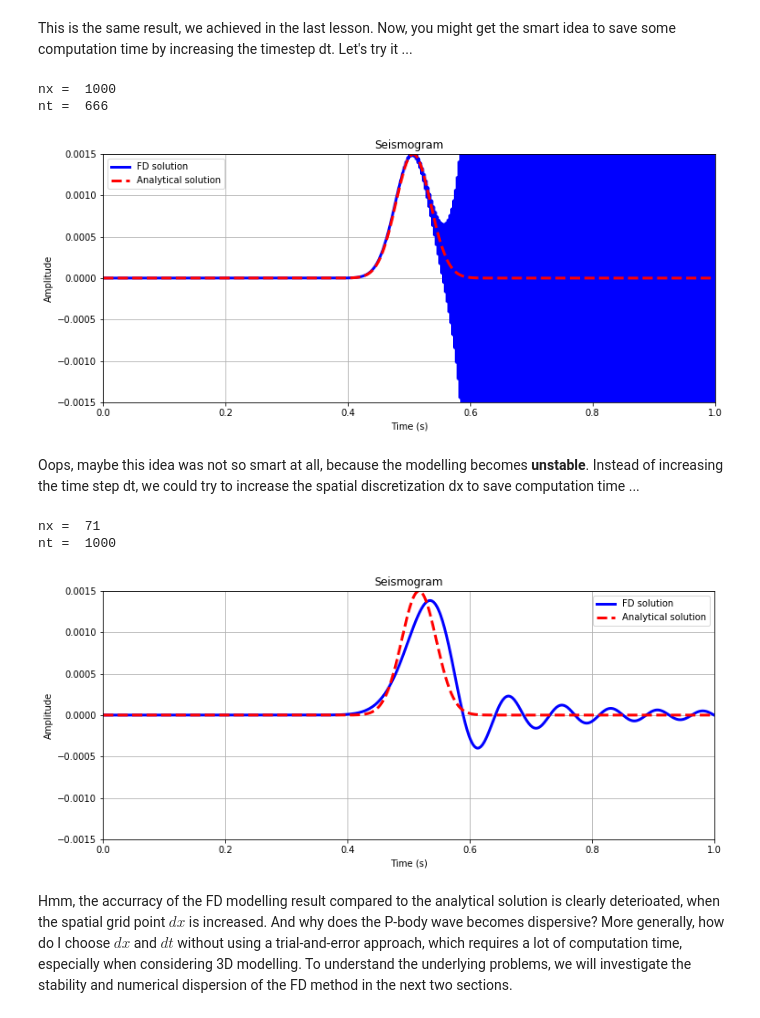
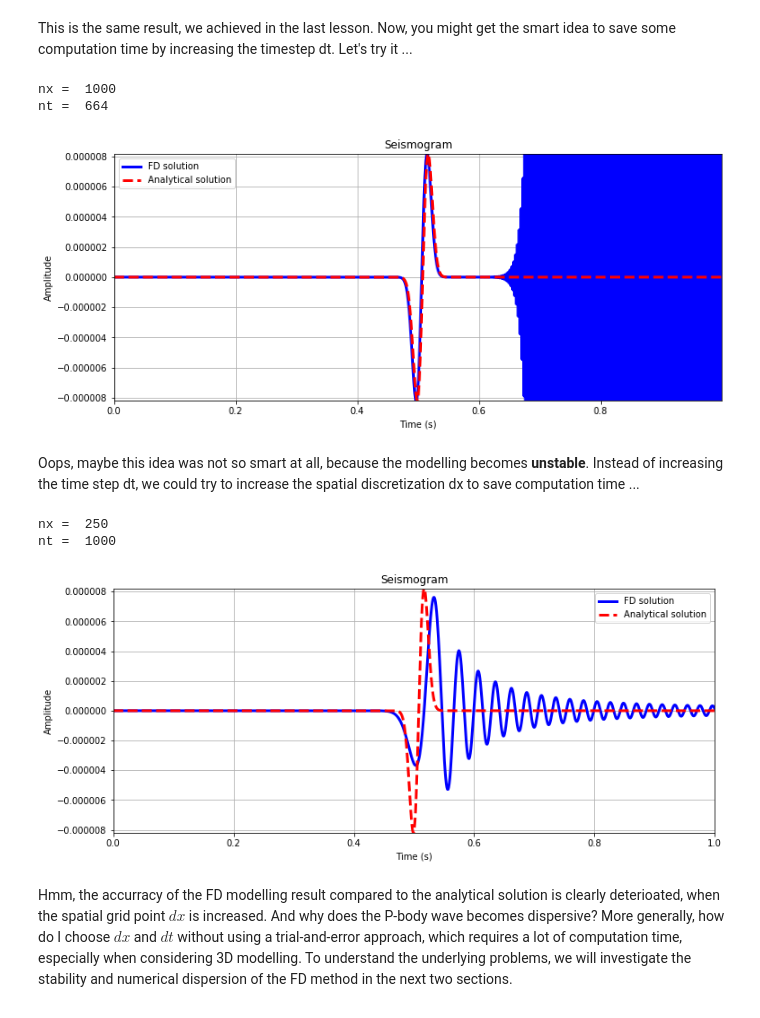
Before and after one commit to daniel-koehn/Theory-of-seismic-waves-II, a Jupyter notebook: 04_FD_stability_dispersion/1_fd_stability_dispersion.ipynb, the cells around one changed output. Drawn from its saved outputs; the diff is of its cells as text; code cells hidden in the pictures.

```diff
--- a/04_FD_stability_dispersion/1_fd_stability_dispersion.ipynb
+++ b/04_FD_stability_dispersion/1_fd_stability_dispersion.ipynb
@@ -45,7 +45,7 @@ In the function below we solve the homogeneous 1D acoustic wave equation by the
 # %%
 # 1D Wave Propagation (Finite Difference Solution)
 # ------------------------------------------------
-def FD_1D_acoustic(dt,dx):
+def FD_1D_acoustic(dt,dx,spec):
 
     nx = (int)(xmax/dx) # number of grid points in x-direction
     print('nx = ',nx)
@@ -62,7 +62,10 @@ def FD_1D_acoustic(dt,dx):
     time = np.linspace(0 * dt, nt * dt, nt)
 
     # 1st derivative of a Gaussian
-    src  = -2. * (time - t0) * (f0 ** 2) * (np.exp(- (f0 ** 2) * (time - t0) ** 2))
+    #src  = -2. * (time - t0) * (f0 ** 2) * (np.exp(- (f0 ** 2) * (time - t0) ** 2))
+
+    # 2nd derivative of a Gaussian
+    src = (1.0 - 2.0*(np.pi**2)*(f0**2)*((time-t0)**2)) * np.exp(-(np.pi**2)*(f0**2)*((time-t0)**2))
 
     # Analytical solution
     # -------------------
@@ -124,7 +127,7 @@ def FD_1D_acoustic(dt,dx):
     # Compare FD Seismogram with analytical solution
     # ----------------------------------------------
     # Define figure size
-    rcParams['figure.figsize'] = 12, 5
+    fig1 = plt.figure(figsize=(12, 5))
     plt.plot(time, seis, 'b-',lw=3,label="FD solution") # plot FD seismogram
     Analy_seis = plt.plot(time,Gc,'r--',lw=3,label="Analytical solution") # plot analytical solution
     plt.xlim(time[0], time[-1])
@@ -134,6 +137,18 @@ def FD_1D_acoustic(dt,dx):
     plt.ylabel('Amplitude')
     plt.legend()
     plt.grid()
+
+    # Plot amplitude spectrum of seismogram
+    if(spec==True):
+        fig2 = plt.figure(figsize=(12, 5))
+        spec = np.fft.fft(src) # source time function in frequency domain
+        freq = np.fft.fftfreq(spec.size, d = dt) # time domain to frequency domain
+        plt.plot(np.abs(freq), np.abs(spec)) # plot frequency and amplitude
+        plt.xlim(0, 70) # only display frequency from 0 to 250 Hz
+        plt.title('Amplitude Spectrum (Source Wavelet)')
+        plt.xlabel('Frequency (Hz)')
+        plt.ylabel('|FFT(src)|')
+
     plt.show()
 # %%
 dx   = 0.5 # grid point distance in x-direction
@@ -148,23 +164,23 @@ This is the same result, we achieved in the last lesson. Now, you might get the
 # %%
 dx   = 0.5 # grid point distance in x-direction
 #dt   = 0.0010  # old time step
-dt   = 0.0015023  # time step
-FD_1D_acoustic(dt,dx)
+dt   = 0.0015053  # time step
+FD_1D_acoustic(dt,dx,False)
 # %% [output]
 nx =  1000
-nt =  666
+nt =  664
-[figure, old version]
+[figure, new version]
 # %% [markdown]
 Oops, maybe this idea was not so smart at all, because the modelling becomes **unstable**. Instead of increasing the time step dt, we could try to increase the spatial discretization dx to save computation time ...
 # %%
 # dx   = 0.5 # old grid point distance in x-direction
-dx   = 7.0 # new grid point distance in x-direction
+dx   = 2.0 # new grid point distance in x-direction
 dt   = 0.0010  # time step
-FD_1D_acoustic(dt,dx)
+FD_1D_acoustic(dt,dx,False)
 # %% [output]
-nx =  71
+nx =  250
 nt =  1000
-[figure, old version]
+[figure, new version]
 # %% [markdown]
 Hmm, the accurracy of the FD modelling result compared to the analytical solution is clearly deterioated, when the spatial grid point $dx$ is increased. And why does the P-body wave becomes dispersive? More generally, how do I choose $dx$ and $dt$ without using a trial-and-error approach, which requires a lot of computation time, especially when considering 3D modelling. To understand the underlying problems, we will investigate the stability and numerical dispersion of the FD method in the next two sections.
 # %% [markdown]
```
Also changed, not shown: parts of 4 cells of this notebook.
